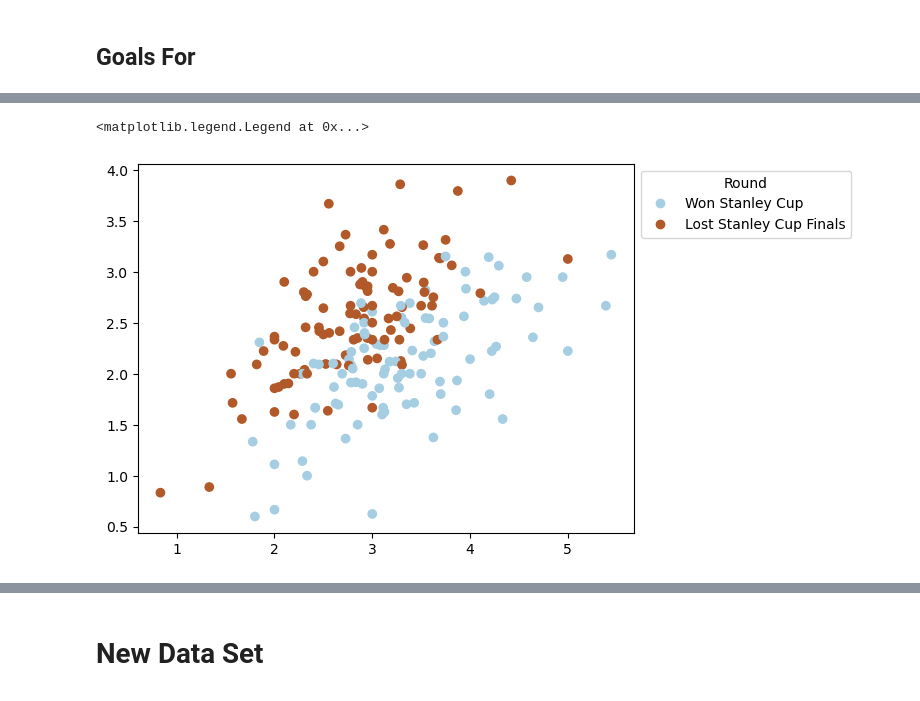
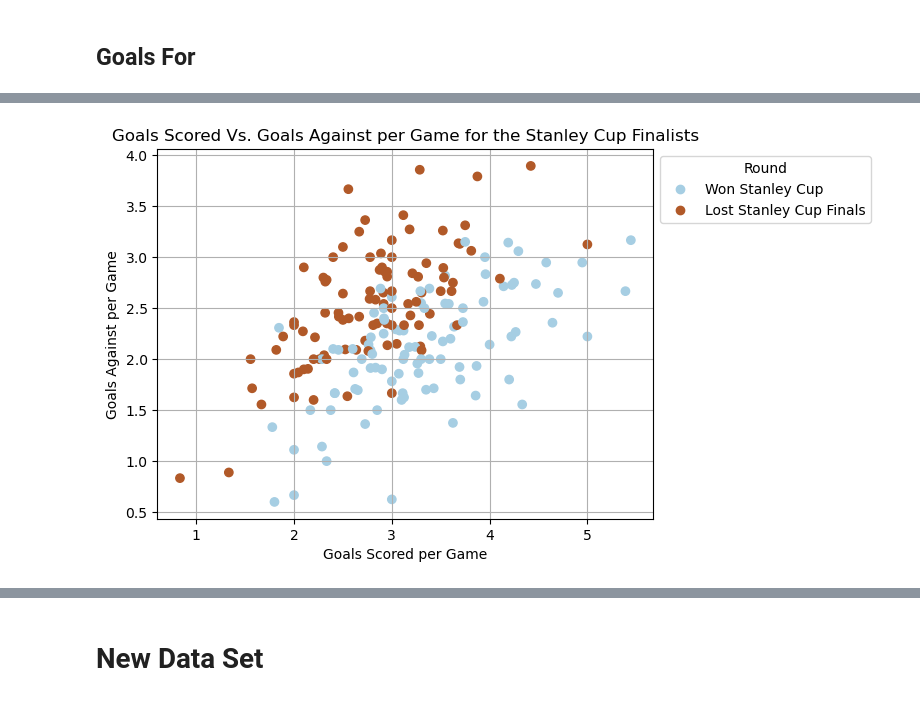
Before and after one commit to Kurt-Geissler/DSCI-235-Final-Project---Stanley-Cup-Playoffs-Analysis, a Jupyter notebook: Geissler - DSCI 235 Final Project.ipynb, the cells around one changed output, grey strips where cells are left out. Drawn from its saved outputs; the diff is of its cells as text; code cells hidden in the pictures.

```diff
--- a/Geissler - DSCI 235 Final Project.ipynb
+++ b/Geissler - DSCI 235 Final Project.ipynb
@@ -158,6 +168,0 @@ The NHL Team to win the Stanley Cup with the Worst Playoff record is Mighty Duck
-# %%
-playoffs['ratio_rank'] = 1 - (playoffs['rank']/playoffs['num_teams'])
-
-plt.plot(playoffs['rank'],playoffs['win_loss_percentage'],'o')
-plt.xlabel('Ratio Rank')
-plt.ylabel('Playoff Win Loss Percentage')
@@ -312,13 +269,17 @@ See the caveats in the documentation: https://pandas.pydata.org/pandas-docs/stab
 # %%
 scatter = plt.scatter(filter5['goals_per_game'],filter5['against_per_game'],
                     c=filter5['round_code'],
                     cmap='Paired')
 
 handles, _ = scatter.legend_elements()
 labels = filter5['round'].cat.categories
 
 plt.legend(handles, labels, title='Round',loc='upper left',
            bbox_to_anchor=(1, 1))
+plt.title('Goals Scored Vs. Goals Against per Game for the Stanley Cup Finalists')
+plt.xlabel('Goals Scored per Game')
+plt.ylabel('Goals Against per Game')
+plt.grid(True)
+plt.show()
 # %% [output]
-<matplotlib.legend.Legend at 0x...>
-[figure, old version]
+[figure, new version]
```
Also changed, not shown: parts of 62 cells of this notebook.
